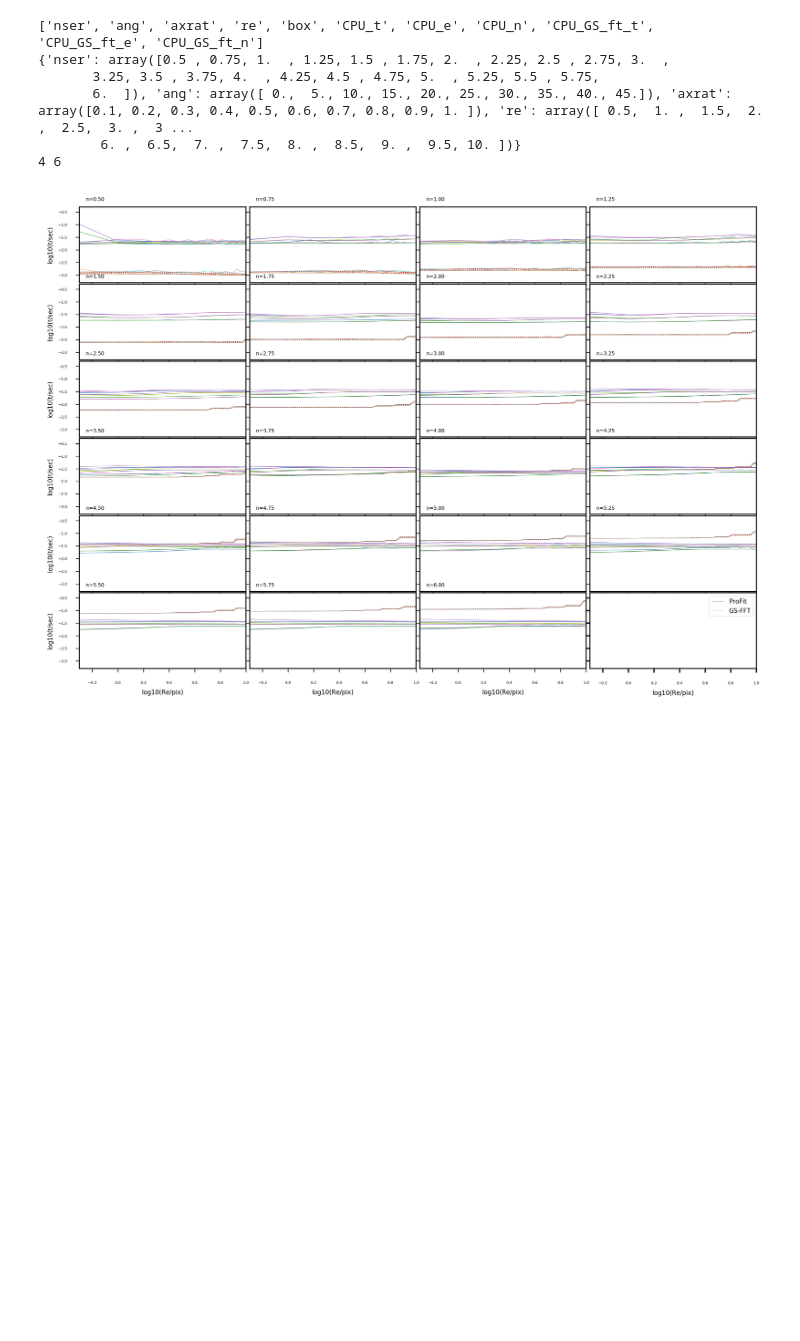
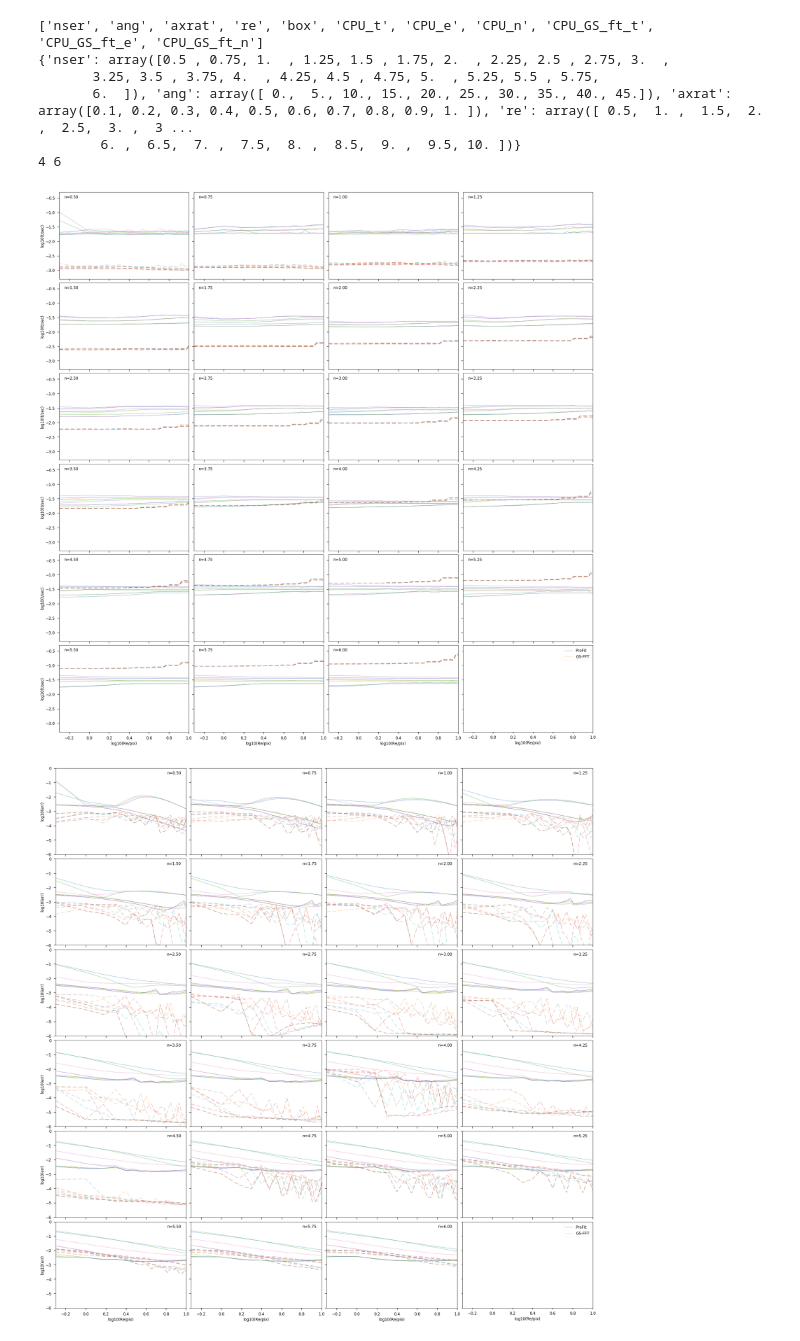
Before and after one commit to lsst-dm/modelling_research, a Jupyter notebook: jupyternotebooks/pyprofit_benchmarks_plot.ipynb, the cells around one changed output. Saved outputs shown, nothing was run; the diff lists cells and outputs as text; code cells hidden in the pictures; blank space fills up the shorter version.

Commit message:
Nicer-looking benchmark plots.

```diff
--- a/jupyternotebooks/pyprofit_benchmarks_plot.ipynb
+++ b/jupyternotebooks/pyprofit_benchmarks_plot.ipynb
@@ -42,65 +41,76 @@ for col in ["ang", "axrat"]:
         6. ,  6.5,  7. ,  7.5,  8. ,  8.5,  9. ,  9.5, 10. ])}
 4 6
 # %%
+%matplotlib inline
+savefigs = True
+
 plottypes = {
     "time": {
         "label": "log10(t/sec)"
         , "limits": [-3.3, -0.3]
         , "columns": ["CPU_t", "CPU_GS_ft_t"]
         , "linestyles": ["-", "--"]
-        , "sublabel": {"xy": [-0.25, -0.1], "va":"bottom", "ha":"left"}
+        , "sublabel": {"xy": [-0.25, -0.4], "va": "top", "ha": "left"}
+        , "linewidth": 0.5
     }
     , "err": {
         "label": "log10(err)"
         , "limits": [-6, 0]
         , "columns": ["CPU_e", "CPU_GS_ft_e"]
         , "linestyles": ["-", "--"]
-        , "sublabel": {"xy": [0.95, -0.2], "va":"top", "ha":"right"}
+        , "sublabel": {"xy": [0.95, -0.2], "va": "top", "ha": "right"}
+        , "linewidth": 0.5
     }
 }
 
 for plottype in plottypes.keys():
     plotinfo = plottypes[plottype]
     plotinfosub = plotinfo["sublabel"]
+    linewidth = plotinfo["linewidth"]
+    linestyles = plotinfo["linestyles"]
 
-    fig, axesfig = plt.subplots(nrows, ncols, sharex=True, sharey=True)
+    fig, axesfig = plt.subplots(nrows, ncols, sharex=True, sharey=True, figsize=(24, 24), facecolor='w')
     axesplot = {"row": None, "col": []}
     for i, nser in enumerate(valsuniq["nser"]):
         col = i % ncols
         row = np.int(np.floor(i / ncols))
         subplot = axesfig[row][col]
-        subplot.tick_params(axis='both', which='major', labelsize=3)
-        subplot.tick_params(axis='both', which='minor', labelsize=2)
+        subplot.tick_params(axis='both', which='major', labelsize=12)
+        subplot.tick_params(axis='both', which='minor', labelsize=10)
         subplot.text(plotinfosub["xy"][0], plotinfosub["xy"][1],
-                     "n={:.2f}".format(nser), fontsize=4,
+                     "n={:.2f}".format(nser), fontsize=12,
                      verticalalignment=plotinfosub["va"],
                      horizontalalignment=plotinfosub["ha"])
         if i == 0:
             subplot.set_ylim(plotinfo["limits"][0], plotinfo["limits"][1])
             subplot.set_xlim(-0.3, 1)
-        subplot.tick_params(length=3, width=0.5)
+        subplot.tick_params(length=6, width=1)
         if col == 0:
-            subplot.set_ylabel(plotinfo["label"], fontsize=5)
+            subplot.set_ylabel(plotinfo["label"], fontsize=12)
         if row == (nrows-1):
-            subplot.set_xlabel("log10(Re/pix)", fontsize=5)
+            subplot.set_xlabel("log10(Re/pix)", fontsize=12)
         for ang in valstoplot["ang"]:
             for axrat in valstoplot["axrat"]:
                 cond = (df["nser"] == nser) & (df["ang"] == ang) & (df["axrat"] == axrat)
-                for column, linestyle in zip(plotinfo["columns"], plotinfo["linestyles"]):
-                    subplot.plot(np.log10(df.loc[cond, "re"]), np.log10(df.loc[cond, column]),
-                                 linewidth=0.3, linestyle=linestyle)
+                for column, linestyle in zip(plotinfo["columns"], linestyles):
+                    lineargs = {"linewidth": linewidth}
+                    if linestyle == "--":
+                        lineargs["dashes"] = (24, 12)
+                    lines = subplot.plot(np.log10(df.loc[cond, "re"]),
+                                         np.log10(df.loc[cond, column]),
+                                         **lineargs)
 
     subplot = axesfig[nrows-1][ncols-1]
-    subplot.plot([], [], linewidth=0.3)
-    subplot.plot([], [], linewidth=0.3, linestyle="--")
-    subplot.tick_params(axis='both', which='major', labelsize=3)
-    subplot.tick_params(axis='both', which='minor', labelsize=2)
-    subplot.set_xlabel("log10(Re/pix)", fontsize=5)
-    plt.legend(["ProFit", "GS-FFT"], fontsize=5)
+    for linestyle in linestyles:
+        subplot.plot([], [], linewidth=linewidth, linestyle=linestyle)
+    subplot.tick_params(axis='both', which='major', labelsize=12)
+    subplot.tick_params(axis='both', which='minor', labelsize=10)
+    subplot.set_xlabel("log10(Re/pix)", fontsize=12)
+    plt.legend(["ProFit", "GS-FFT"], fontsize=12)
     plt.tight_layout(0, 0, 0)
-
-plt.show()
-plt.clf()
-plt.clf()
+    if savefigs:
+        plt.savefig("/home/taranu/raid/lsst/pyprofit-libprofit-vs-galsim-{:s}.png".format(plottype))
+        plt.savefig("/home/taranu/raid/lsst/pyprofit-libprofit-vs-galsim-{:s}.eps".format(plottype))
 # %% [output]
-[figure, old version]
+[figure, new version]
+[figure, added]
```
Also changed, not shown: parts of 1 cell of this notebook.
